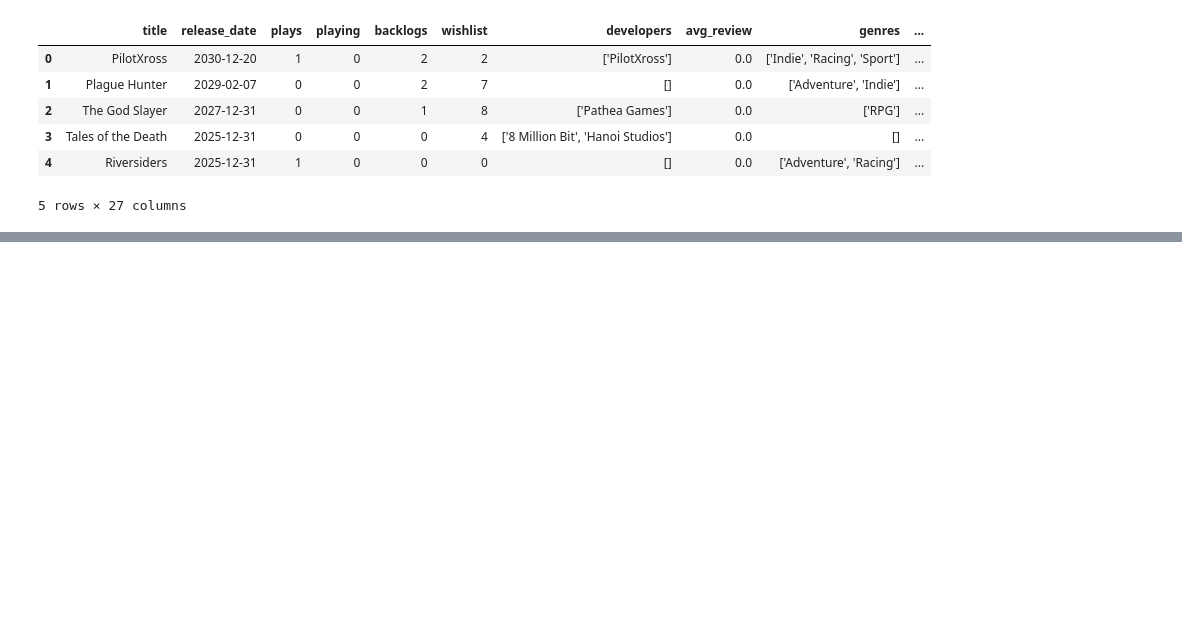
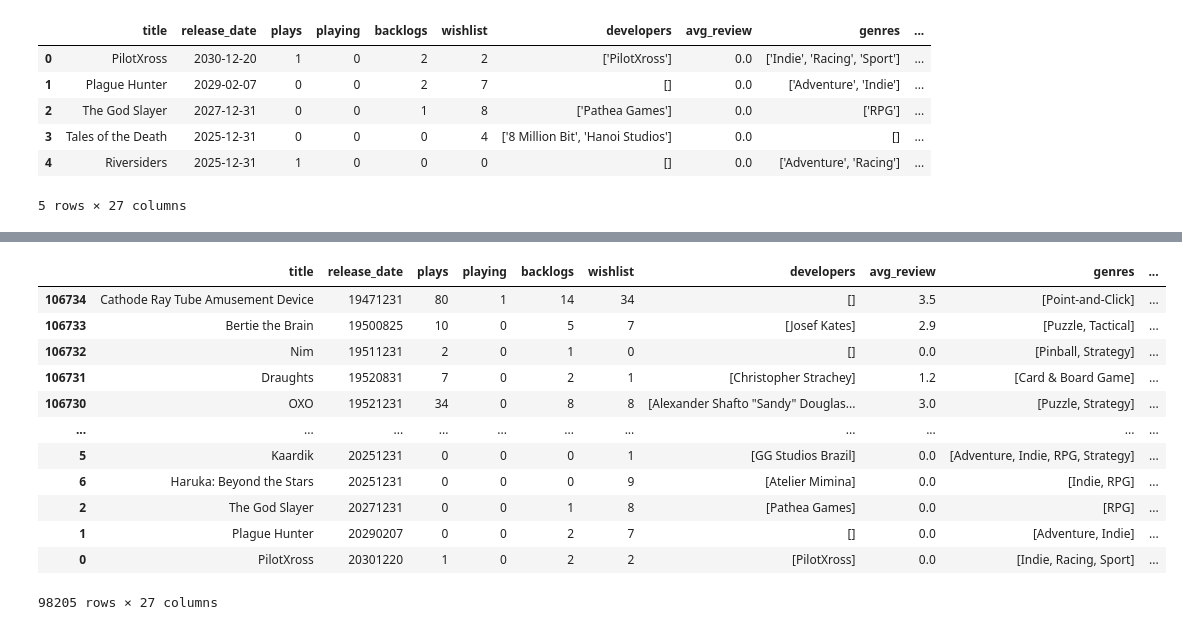
Before and after one commit to Ant-mel/legendary_game_recs, a Jupyter notebook: notebooks/Untitled.ipynb, the cells around one changed output, grey strips where cells are left out. Drawn from its saved outputs; the diff is of its cells as text; code cells hidden in the pictures; blank space fills up the shorter version.

```diff
--- a/notebooks/Untitled.ipynb
+++ b/notebooks/Untitled.ipynb
@@ -63,3 +89,17 @@ df
 # %%
-df['release_date'] = df['release_date'].apply(remove_hyphens)
+df.sort_values('release_date')
+# %% [output]
+|  | title | release_date | plays | playing | backlogs | wishlist | developers | avg_review | genres | ... |
+| 106734 | Cathode Ray Tube Amusement Device | 19471231 | 80 | 1 | 14 | 34 | [] | 3.5 | [Point-and-Click] | ... |
+| 106733 | Bertie the Brain | 19500825 | 10 | 0 | 5 | 7 | [Josef Kates] | 2.9 | [Puzzle, Tactical] | ... |
+| 106732 | Nim | 19511231 | 2 | 0 | 1 | 0 | [] | 0.0 | [Pinball, Strategy] | ... |
+| 106731 | Draughts | 19520831 | 7 | 0 | 2 | 1 | [Christopher Strachey] | 1.2 | [Card & Board Game] | ... |
+| 106730 | OXO | 19521231 | 34 | 0 | 8 | 8 | [Alexander Shafto "Sandy" Douglas... | 3.0 | [Puzzle, Strategy] | ... |
+| ... | ... | ... | ... | ... | ... | ... | ... | ... | ... | ... |
+| 5 | Kaardik | 20251231 | 0 | 0 | 0 | 1 | [GG Studios Brazil] | 0.0 | [Adventure, Indie, RPG, Strategy] | ... |
+| 6 | Haruka: Beyond the Stars | 20251231 | 0 | 0 | 0 | 9 | [Atelier Mimina] | 0.0 | [Indie, RPG] | ... |
+| 2 | The God Slayer | 20271231 | 0 | 0 | 1 | 8 | [Pathea Games] | 0.0 | [RPG] | ... |
+| 1 | Plague Hunter | 20290207 | 0 | 0 | 2 | 7 | [] | 0.0 | [Adventure, Indie] | ... |
+| 0 | PilotXross | 20301220 | 1 | 0 | 2 | 2 | [PilotXross] | 0.0 | [Indie, Racing, Sport] | ... |
+98205 rows × 27 columns
 # %%
```
Also changed, not shown: parts of 7 cells of this notebook, 3 other files.
